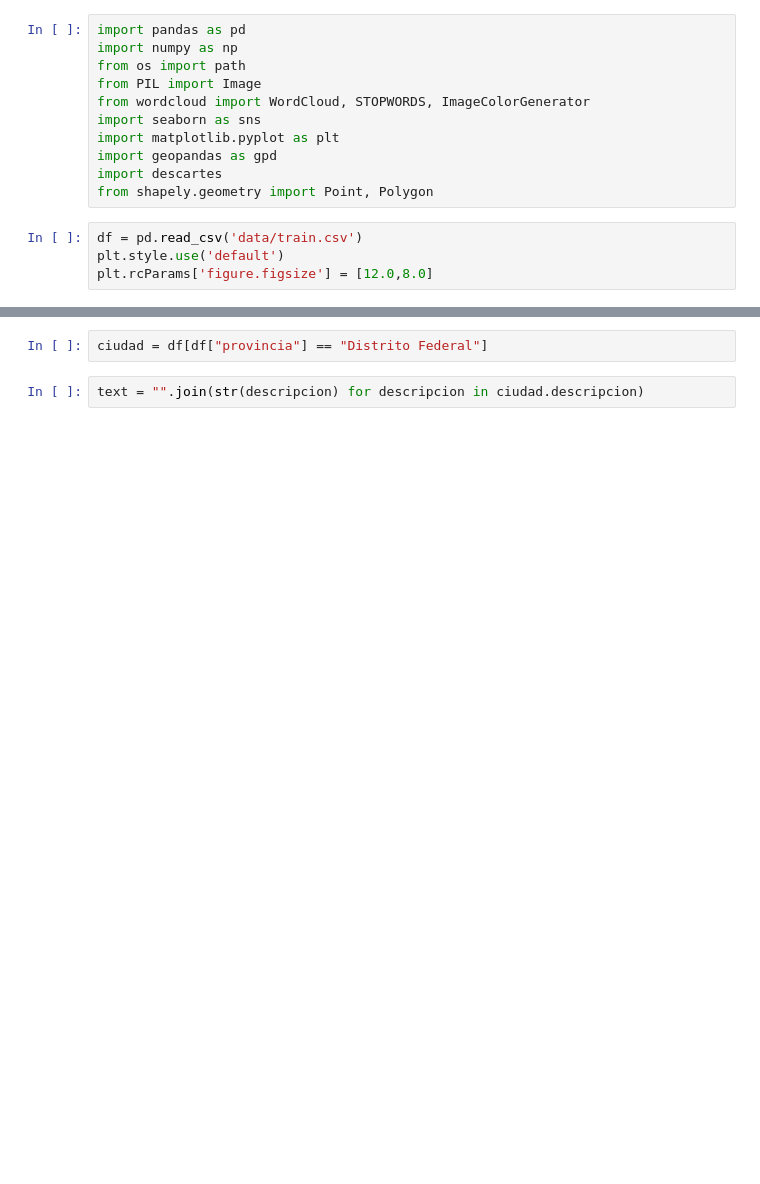
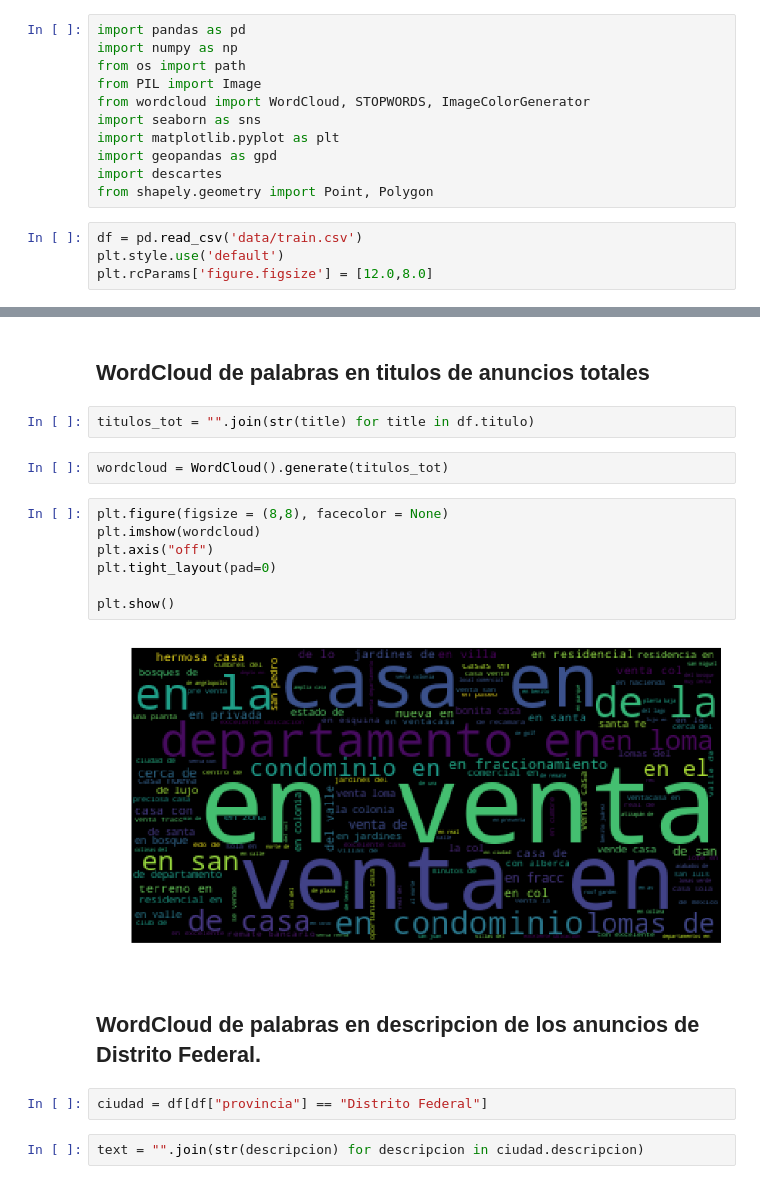
Before and after one commit to petermacgaul/orgaDatos-1, a Jupyter notebook: TP1/Word_Cloud_DF.ipynb, the cells around one changed output, grey strips where cells are left out. Drawn from its saved outputs; the diff is of its cells as text; blank space fills up the shorter version.

Commit message:
wordcloud de titulos de anuncios

```diff
--- a/TP1/Word_Cloud_DF.ipynb
+++ b/TP1/Word_Cloud_DF.ipynb
@@ -16,3 +31,20 @@ plt.rcParams['figure.figsize'] = [12.0,8.0]
+# %% [markdown]
+## WordCloud de palabras en titulos de anuncios totales
+# %%
+titulos_tot = "".join(str(title) for title in df.titulo)
+# %%
+wordcloud = WordCloud().generate(titulos_tot)
+# %%
+plt.figure(figsize = (8,8), facecolor = None)
+plt.imshow(wordcloud)
+plt.axis("off")
+plt.tight_layout(pad=0)
+
+plt.show()
+# %% [output]
+[figure, added]
+# %% [markdown]
+## WordCloud de palabras en descripcion de los anuncios de Distrito Federal.
 # %%
 ciudad = df[df["provincia"] == "Distrito Federal"]
 # %%
```
Also changed, not shown: parts of 9 cells of this notebook, 1 other file.
